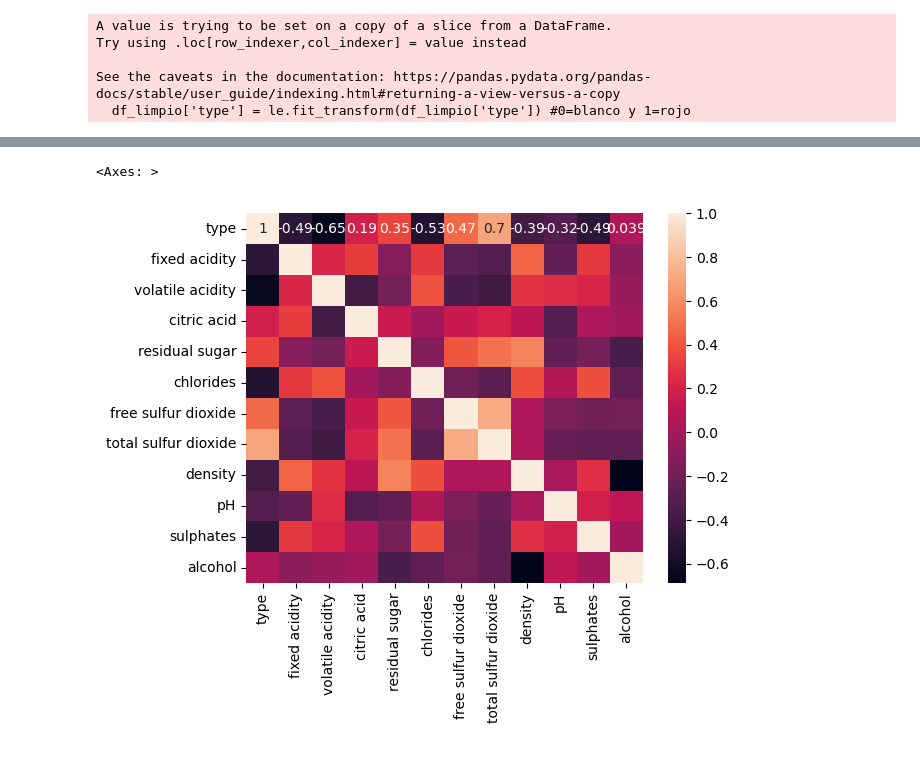
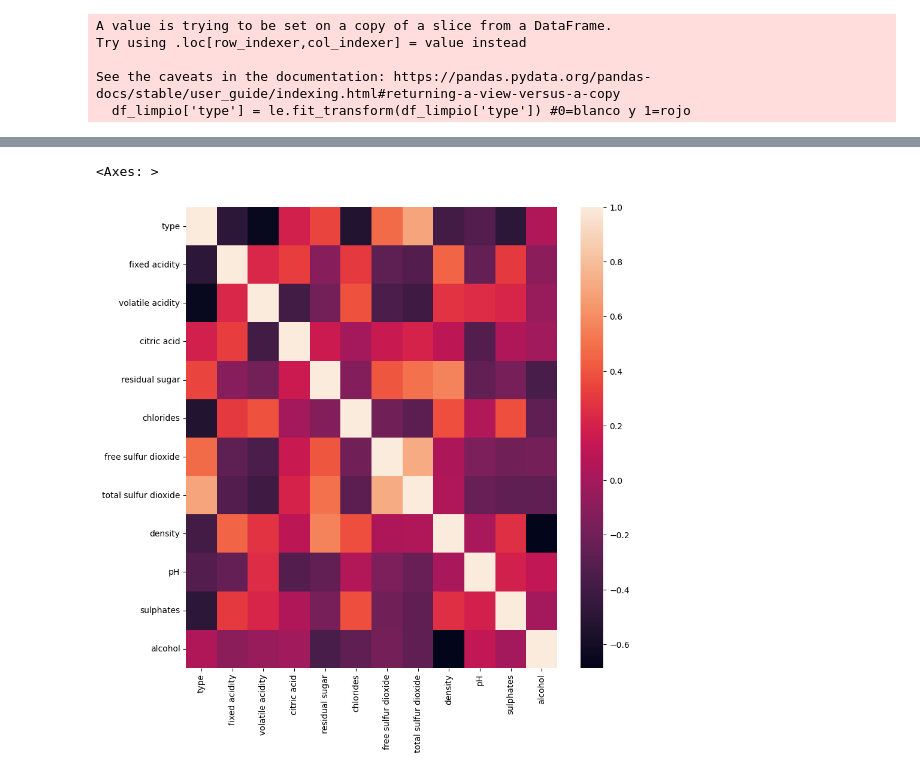
Before and after one commit to catalinaalvarez15/proyecto, a Jupyter notebook: PROYECTOVINOS.ipynb, the cells around one changed output, grey strips where cells are left out. Drawn from its saved outputs; the diff is of its cells as text; code cells hidden in the pictures.

```diff
--- a/PROYECTOVINOS.ipynb
+++ b/PROYECTOVINOS.ipynb
@@ -123,12 +143,20 @@ X_train, X_test, y_train, y_test = train_test_split(
 X_train_df = pd.DataFrame(X_train, columns=X.columns)
 y_train_df = pd.DataFrame(y_train).reset_index(drop=True)
 # %%
-model = RandomForestClassifier(n_estimators=100, random_state=42)
+model = RandomForestRegressor(n_estimators=100, random_state=42)
 model.fit(X_train, y_train)
 
 # Predicciones
 y_pred = model.predict(X_test)
 
-# classification_report
-print(classification_report(y_test, y_pred))
+# metricas
+mae = mean_absolute_error(y_test, y_pred)
+mse = mean_squared_error(y_test, y_pred)
+rmse = np.sqrt(mse)
+r2 = r2_score(y_test, y_pred)
+
+print(f"mae: {mae:}")
+print(f"mse: {mse:}")
+print(f"rmse: {rmse}")
+print(f"r2: {r2}")
 # %% [output]
@@ -176,5 +220,6 @@ print(cm)
 # %%
-sns.heatmap(X_train.corr(), annot=True)
+plt.figure(figsize=(10,10))
+sns.heatmap(X_train.corr())
 # %% [output]
 <Axes: >
-[figure, old version]
+[figure, new version]
```
Also changed, not shown: parts of 8 cells of this notebook.
